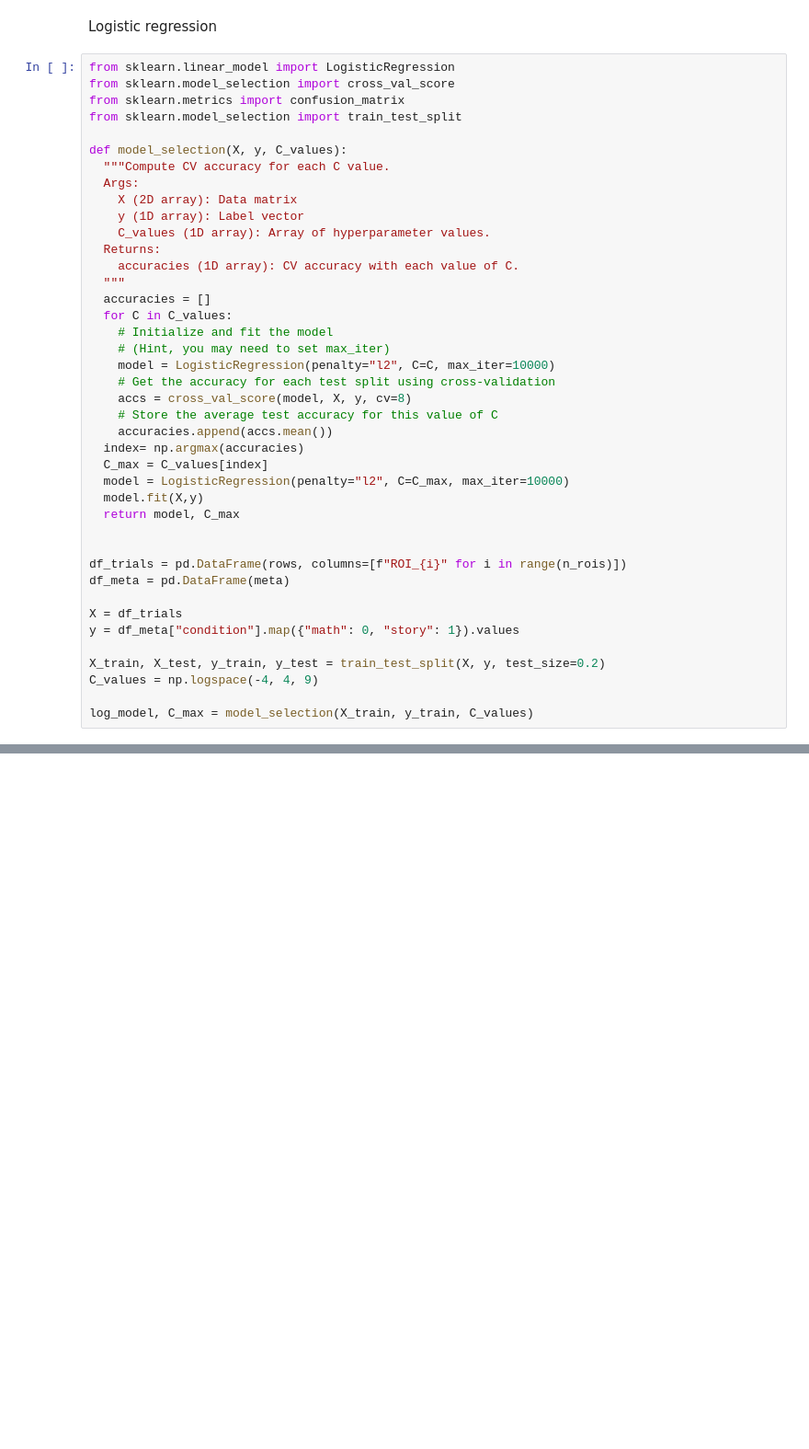
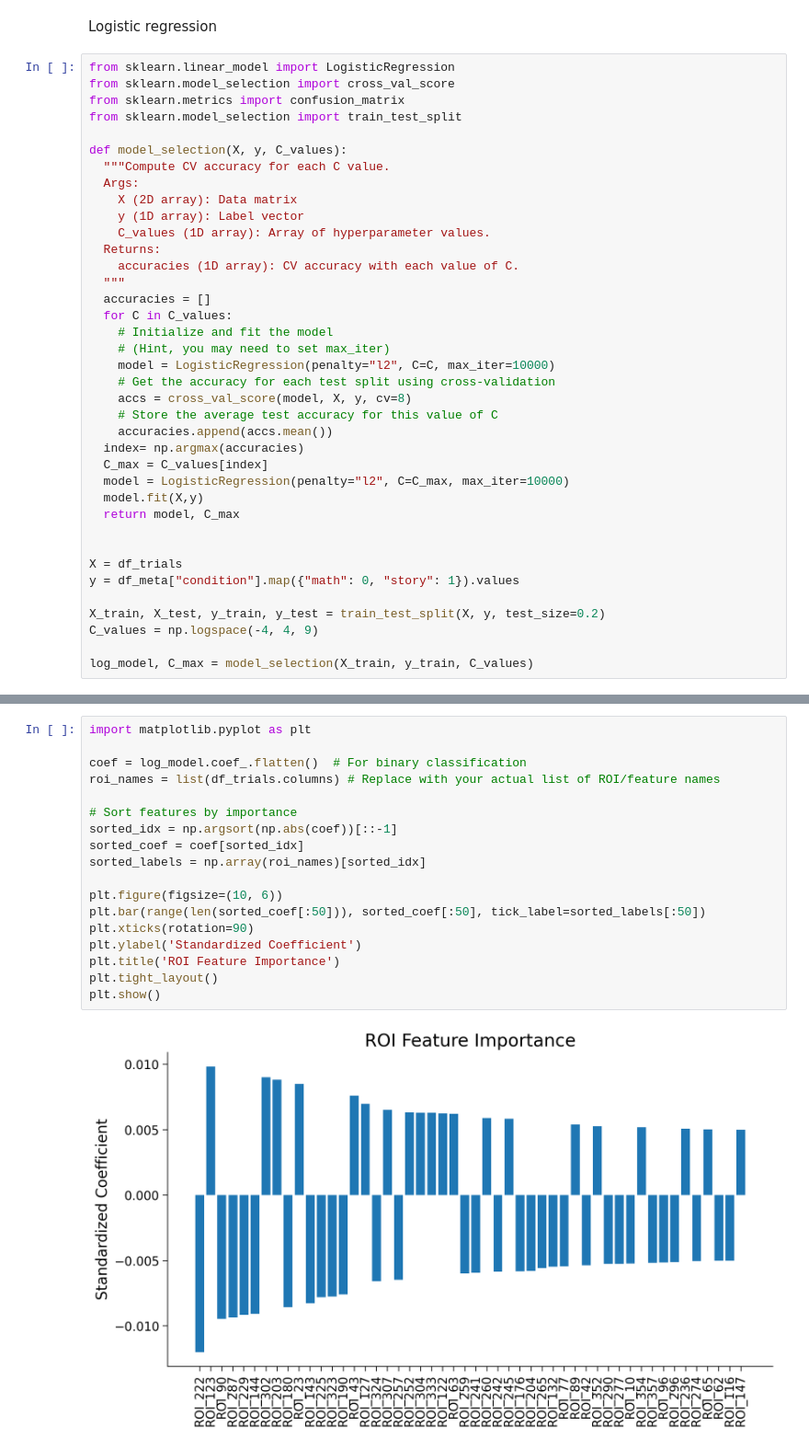
Before and after one commit to belhassen07/Ndevlopi, a Jupyter notebook: HCP_language.ipynb, the cells around one changed output, grey strips where cells are left out. Shown at 92% size. Drawn from its saved outputs; the diff is of its cells as text; blank space fills up the shorter version.

```diff
--- a/HCP_language.ipynb
+++ b/HCP_language.ipynb
@@ -460,9 +467,6 @@ def model_selection(X, y, C_values):
   return model, C_max
 
 
-df_trials = pd.DataFrame(rows, columns=[f"ROI_{i}" for i in range(n_rois)])
-df_meta = pd.DataFrame(meta)
-
 X = df_trials
 y = df_meta["condition"].map({"math": 0, "story": 1}).values
 
@@ -493,0 +511,20 @@ print(classification_report(y_train, train_preds))
+# %%
+import matplotlib.pyplot as plt
+
+coef = log_model.coef_.flatten()  # For binary classification
+roi_names = list(df_trials.columns) # Replace with your actual list of ROI/feature names
+
+# Sort features by importance
+sorted_idx = np.argsort(np.abs(coef))[::-1]
+sorted_coef = coef[sorted_idx]
+sorted_labels = np.array(roi_names)[sorted_idx]
+
+plt.figure(figsize=(10, 6))
+plt.bar(range(len(sorted_coef[:50])), sorted_coef[:50], tick_label=sorted_labels[:50])
+plt.xticks(rotation=90)
+plt.ylabel('Standardized Coefficient')
+plt.title('ROI Feature Importance')
+plt.tight_layout()
+plt.show()
+# %% [output]
+[figure, added]
```
Also changed, not shown: parts of 21 cells of this notebook.
